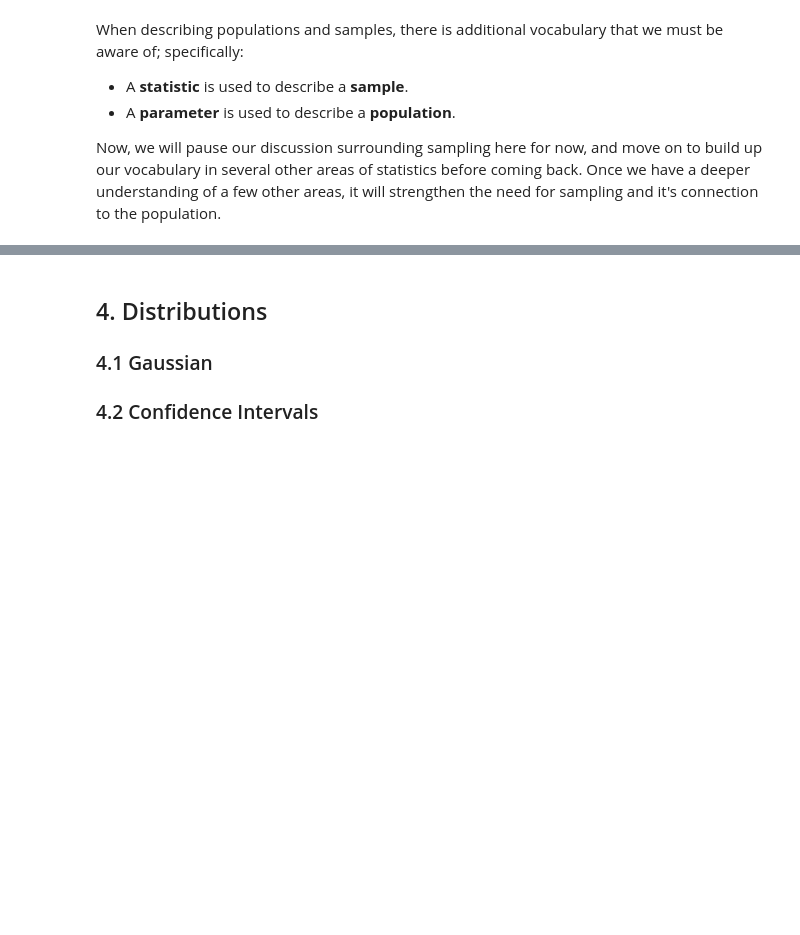
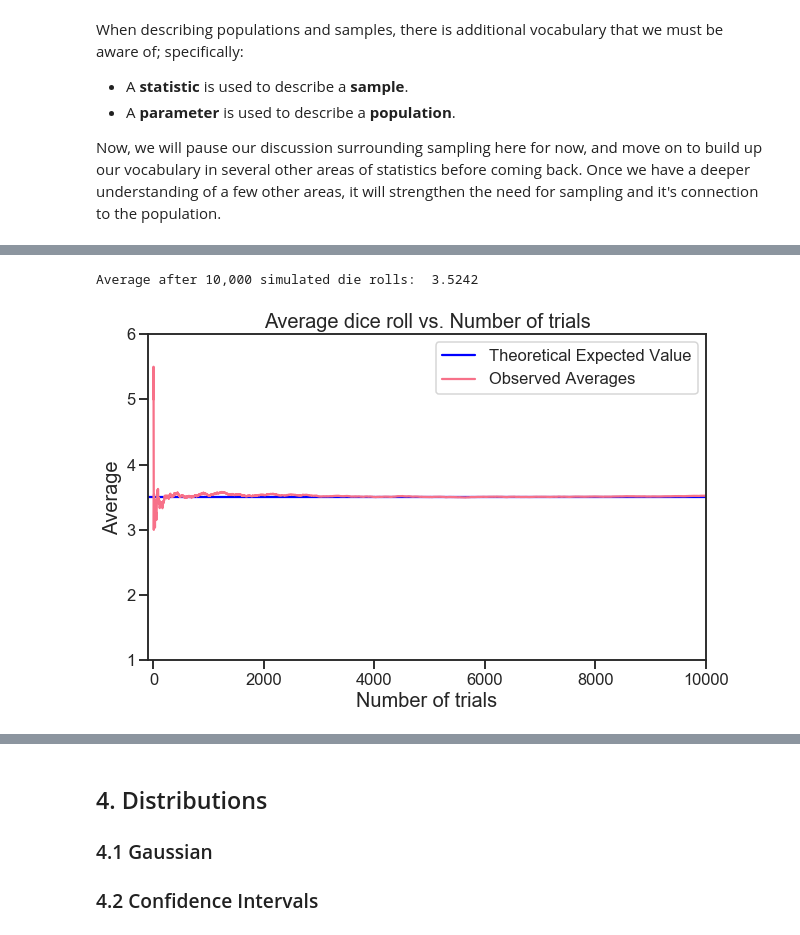
Before and after one commit to NathanielDake/intuitiveml, a Jupyter notebook: Mathematics/04-Statistics-01-Introduction.ipynb, the cells around one changed output, grey strips where cells are left out. Saved outputs shown, nothing was run; the diff lists cells and outputs as text; code cells hidden in the pictures; blank space fills up the shorter version.

Commit message:
create simulations of expected value and law of large numbers

```diff
--- a/Mathematics/04-Statistics-01-Introduction.ipynb
+++ b/Mathematics/04-Statistics-01-Introduction.ipynb
@@ -226,0 +238,36 @@ $$P(X = 6) = \frac{1}{6} $$
+# %%
+sample_from_outcomes = np.random.choice
+potential_outcomes = [1,2,3,4,5,6]
+
+outcomes = sample_from_outcomes(potential_outcomes, 10000)
+print('Average after 10,000 simulated die rolls: ', outcomes.mean())
+# %% [output]
+Average after 10,000 simulated die rolls:  3.5242
+# %%
+moving_average = []
+for i, outcome in enumerate(outcomes):
+    current_average = outcomes[:i+1].mean()
+    moving_average.append(current_average)
+
+moving_average_array = np.array(moving_average)
+
+import seaborn as sns
+sns.set(style="white", palette="husl")
+sns.set_context("talk")
+sns.set_style("ticks")
+
+fig, ax = plt.subplots(figsize=(10,6))
+
+ax.axhline(y=3.5, color='b')
+x = np.linspace(0,10000,1)
+plt.plot(moving_average_array)
+ax.set_xlabel('Number of trials', fontsize=20)
+ax.set_ylabel('Average', fontsize=20, )
+plt.title('Average dice roll vs. Number of trials', fontsize=20)
+ax.legend(['Theoretical Expected Value', 'Observed Averages'])
+
+plt.ylim(1,6)
+plt.xlim(-100,10000)
+plt.show()
+# %% [output]
+[figure, added]
```
Also changed, not shown: parts of 6 cells of this notebook, 3 other files.
